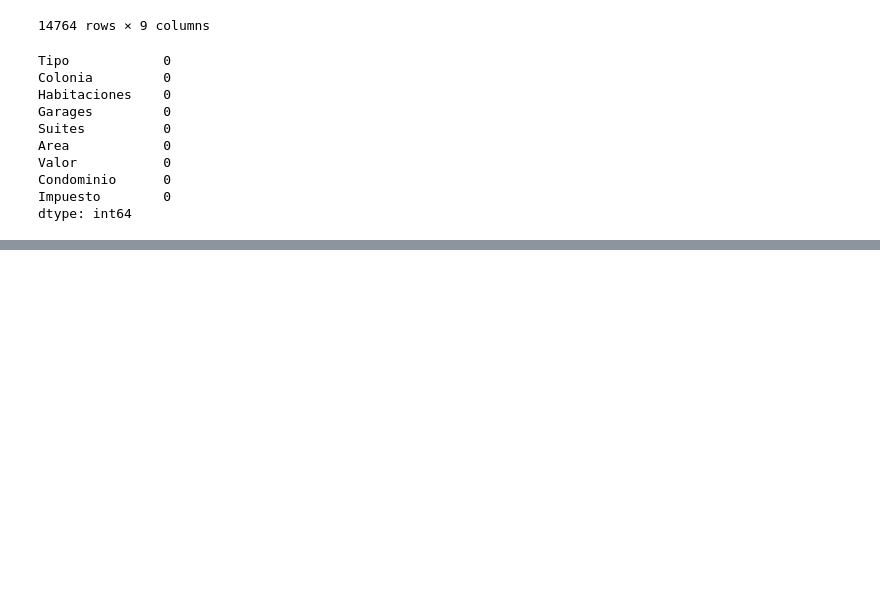
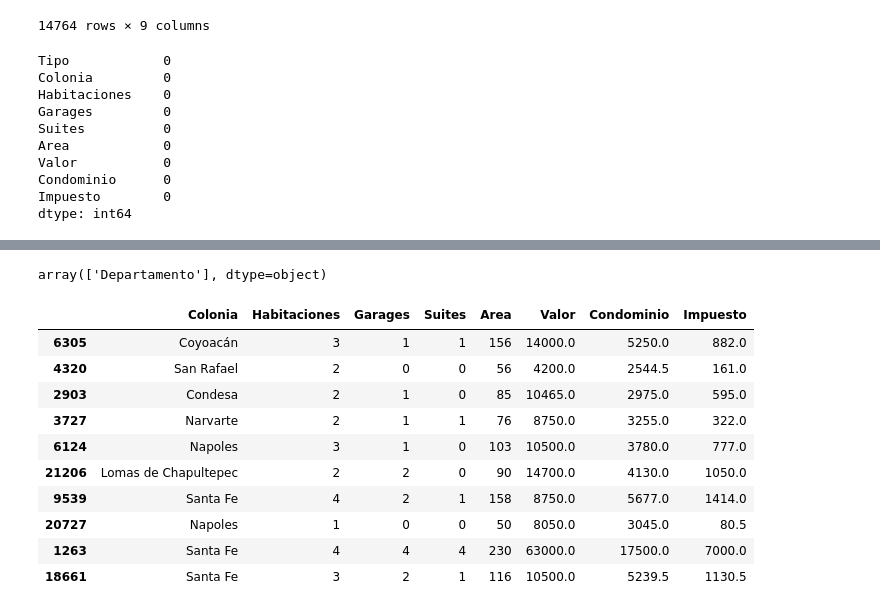
Before and after one commit to LejImkoaj/iniciando-pandas, a Jupyter notebook: pandas-bibliotecas.ipynb, the cells around one changed output, grey strips where cells are left out. Saved outputs shown, nothing was run; the diff lists cells and outputs as text; code cells hidden in the pictures; blank space fills up the shorter version.

```diff
--- a/pandas-bibliotecas.ipynb
+++ b/pandas-bibliotecas.ipynb
@@ -500,0 +529,5 @@ dtype: int64
+# %%
+df_remover = df.query('Valor == 0 | Condominio == 0').index
+# %%
+df.drop(df_remover, axis=0, inplace=True) # drop() - elimina filas o columnas
+                                         # axis=0 - filas, axis=1 - columnas
@@ -500,0 +547,19 @@ dtype: int64
+# %%
+df.Tipo.unique()
+# %% [output]
+array(['Departamento'], dtype=object)
+# %%
+df.drop('Tipo', axis=1, inplace=True) # Elimina la columna tipo
+df.sample(10)
+# %% [output]
+|  | Colonia | Habitaciones | Garages | Suites | Area | Valor | Condominio | Impuesto |
+| 6305 | Coyoacán | 3 | 1 | 1 | 156 | 14000.0 | 5250.0 | 882.0 |
+| 4320 | San Rafael | 2 | 0 | 0 | 56 | 4200.0 | 2544.5 | 161.0 |
+| 2903 | Condesa | 2 | 1 | 0 | 85 | 10465.0 | 2975.0 | 595.0 |
+| 3727 | Narvarte | 2 | 1 | 1 | 76 | 8750.0 | 3255.0 | 322.0 |
+| 6124 | Napoles | 3 | 1 | 0 | 103 | 10500.0 | 3780.0 | 777.0 |
+| 21206 | Lomas de Chapultepec | 2 | 2 | 0 | 90 | 14700.0 | 4130.0 | 1050.0 |
+| 9539 | Santa Fe | 4 | 2 | 1 | 158 | 8750.0 | 5677.0 | 1414.0 |
+| 20727 | Napoles | 1 | 0 | 0 | 50 | 8050.0 | 3045.0 | 80.5 |
+| 1263 | Santa Fe | 4 | 4 | 4 | 230 | 63000.0 | 17500.0 | 7000.0 |
+| 18661 | Santa Fe | 3 | 2 | 1 | 116 | 10500.0 | 5239.5 | 1130.5 |
```
Also changed, not shown: parts of 8 cells of this notebook.
